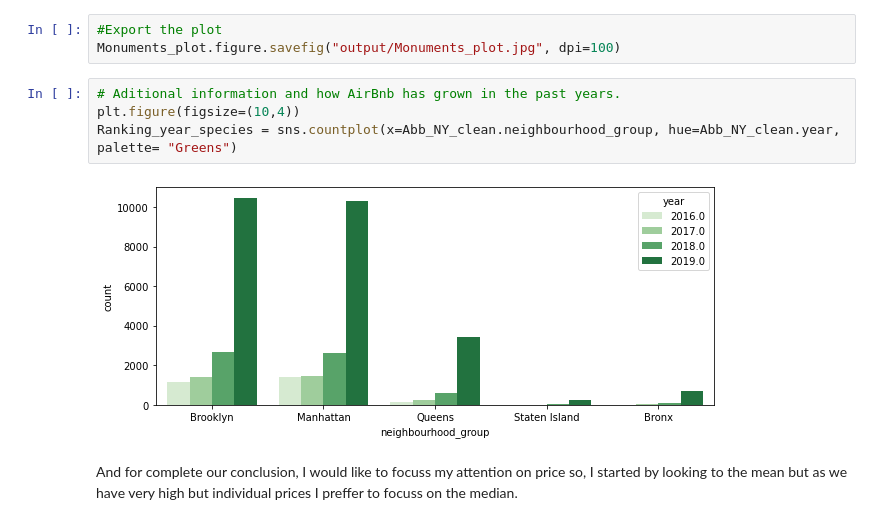
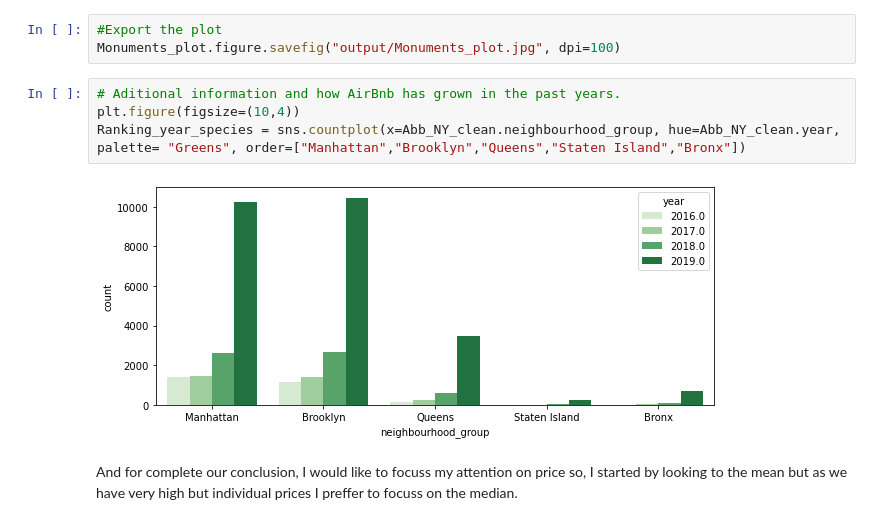
Before and after one commit to Marina-Diez/Kaggle-Api-Project-MarinaD, a Jupyter notebook: Visualization.ipynb, the cells around one changed output. Saved outputs shown, nothing was run; the diff lists cells and outputs as text.

```diff
--- a/Visualization.ipynb
+++ b/Visualization.ipynb
@@ -53,9 +53,9 @@ Monuments_plot.figure.savefig("output/Monuments_plot.jpg", dpi=100)
 # %%
 # Aditional information and how AirBnb has grown in the past years.
 plt.figure(figsize=(10,4))
-Ranking_year_species = sns.countplot(x=Abb_NY_clean.neighbourhood_group, hue=Abb_NY_clean.year, palette= "Greens")
+Ranking_year_species = sns.countplot(x=Abb_NY_clean.neighbourhood_group, hue=Abb_NY_clean.year, palette= "Greens", order=["Manhattan","Brooklyn","Queens","Staten Island","Bronx"])
 # %% [output]
-[figure, old version]
+[figure, new version]
 # %% [markdown]
 And for complete our conclusion, I would like to focuss my attention on price so, I started by looking to the mean but as we have very high but individual prices I preffer to focuss on the median.
 # %%
```
Also changed, not shown: parts of 2 cells of this notebook, 1 other file.
